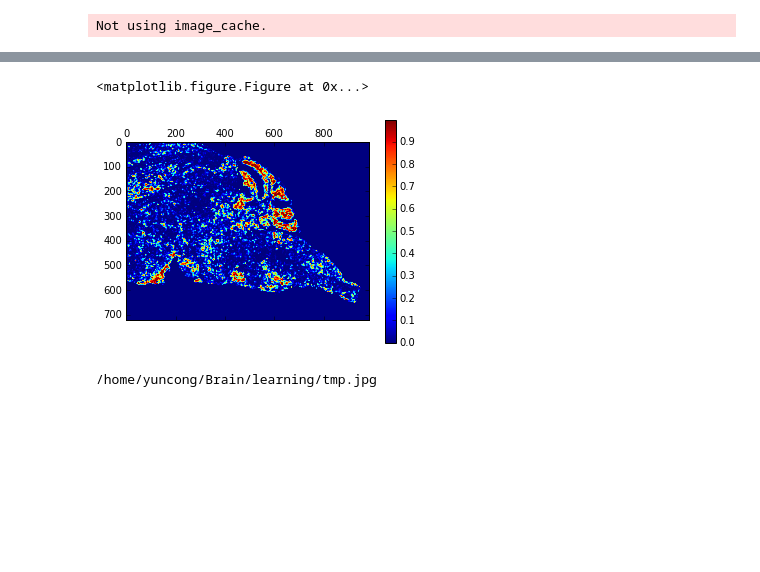
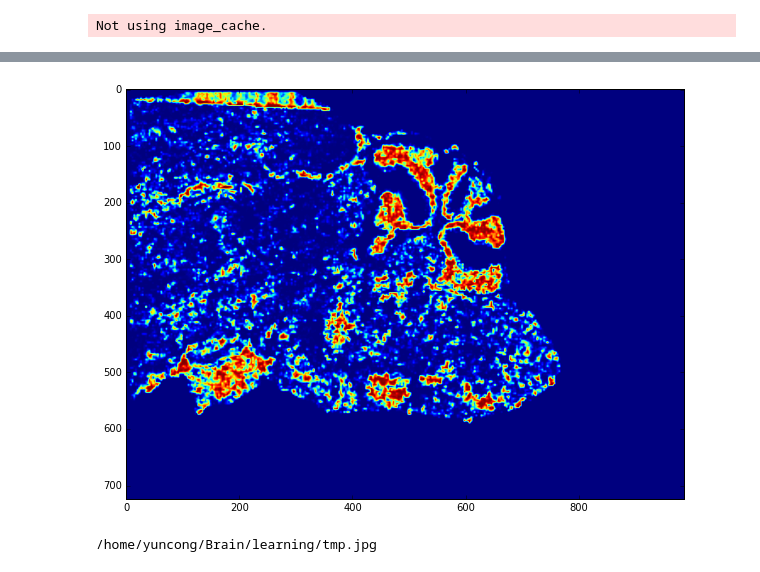
Before and after one commit to mistycheney/MouseBrainAtlas, a Jupyter notebook: learning/from_image_to_scoremap.ipynb, the cells around one changed output, grey strips where cells are left out. Saved outputs shown, nothing was run; the diff lists cells and outputs as text; code cells hidden in the pictures; blank space fills up the shorter version.

```diff
--- a/learning/from_image_to_scoremap.ipynb
+++ b/learning/from_image_to_scoremap.ipynb
@@ -140,11 +164,9 @@ plt.show();
 # %%
-%matplotlib inline
-plt.figure(figsize=(10,10));
-plt.matshow(sm);
-plt.colorbar();
+plt.figure(figsize=(10, 10));
+plt.imshow(sm);
+# plt.colorbar();
 # %% [output]
-<matplotlib.figure.Figure at 0x...>
-[figure, old version]
+[figure, new version]
 # %%
 display_image(viz)
 # %% [output]
```
Also changed, not shown: parts of 5 cells of this notebook, 5 other files.
